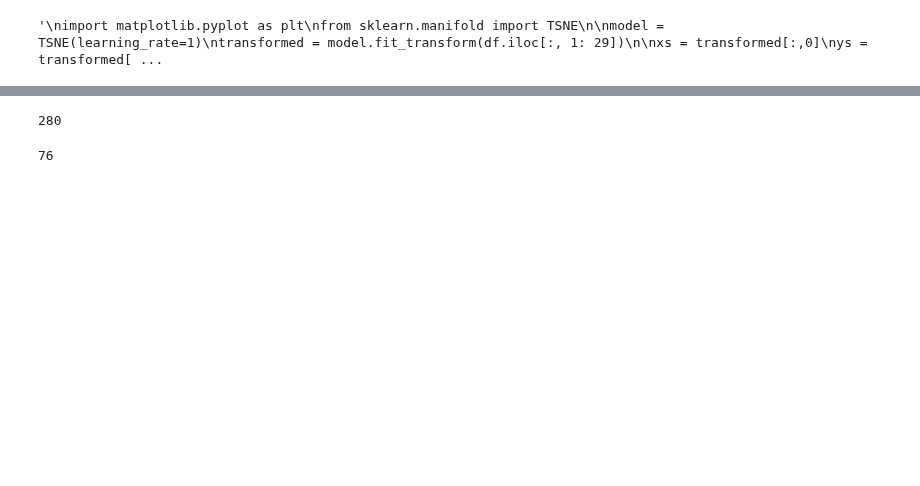
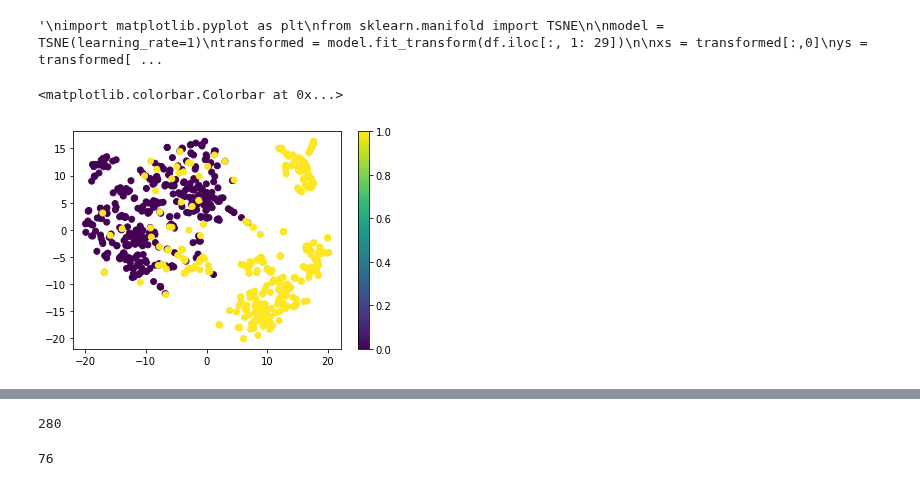
Before and after one commit to KyungjeCho/ml_project_1, a Jupyter notebook: main.ipynb, the cells around one changed output, grey strips where cells are left out. Cells and saved outputs as stored; diff of their text form; code cells hidden in the pictures; blank space fills up the shorter version.

Commit message:
model

```diff
--- a/main.ipynb
+++ b/main.ipynb
@@ -176,3 +164,22 @@ X_ = new_df.iloc[:, 1:30]
 y_ = new_df.Class
 
 train_x_2, test_x_2, train_y_2, test_y_2 = train_test_split(X_, y_, random_state=42, test_size=0.2)
+# %%
+# 주성분 분석 tSNE 으로 2차원 만들어 보기
+# new_df 로 tSNE 해보기
+
+import matplotlib.pyplot as plt
+from sklearn.manifold import TSNE
+
+model = TSNE(learning_rate=1)
+transformed = model.fit_transform(new_df.iloc[:, 1: 29])
+
+xs = transformed[:,0]
+ys = transformed[:,1]
+plt.scatter(xs, ys, c=new_df.Class)
+plt.colorbar()
+
+# 1이 0이랑 섞여진다.
+# %% [output]
+<matplotlib.colorbar.Colorbar at 0x...>
+[figure, added]
```
Also changed, not shown: parts of 17 cells of this notebook.
